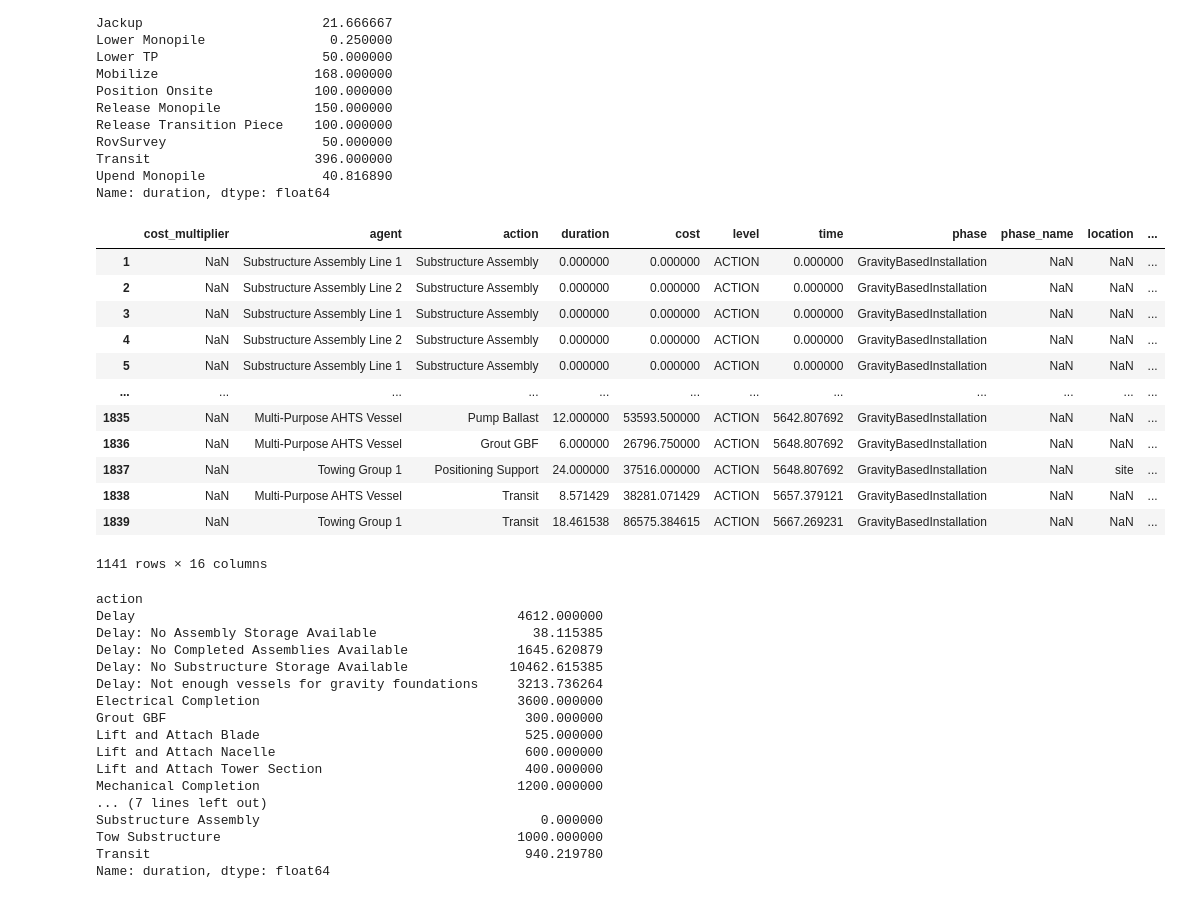
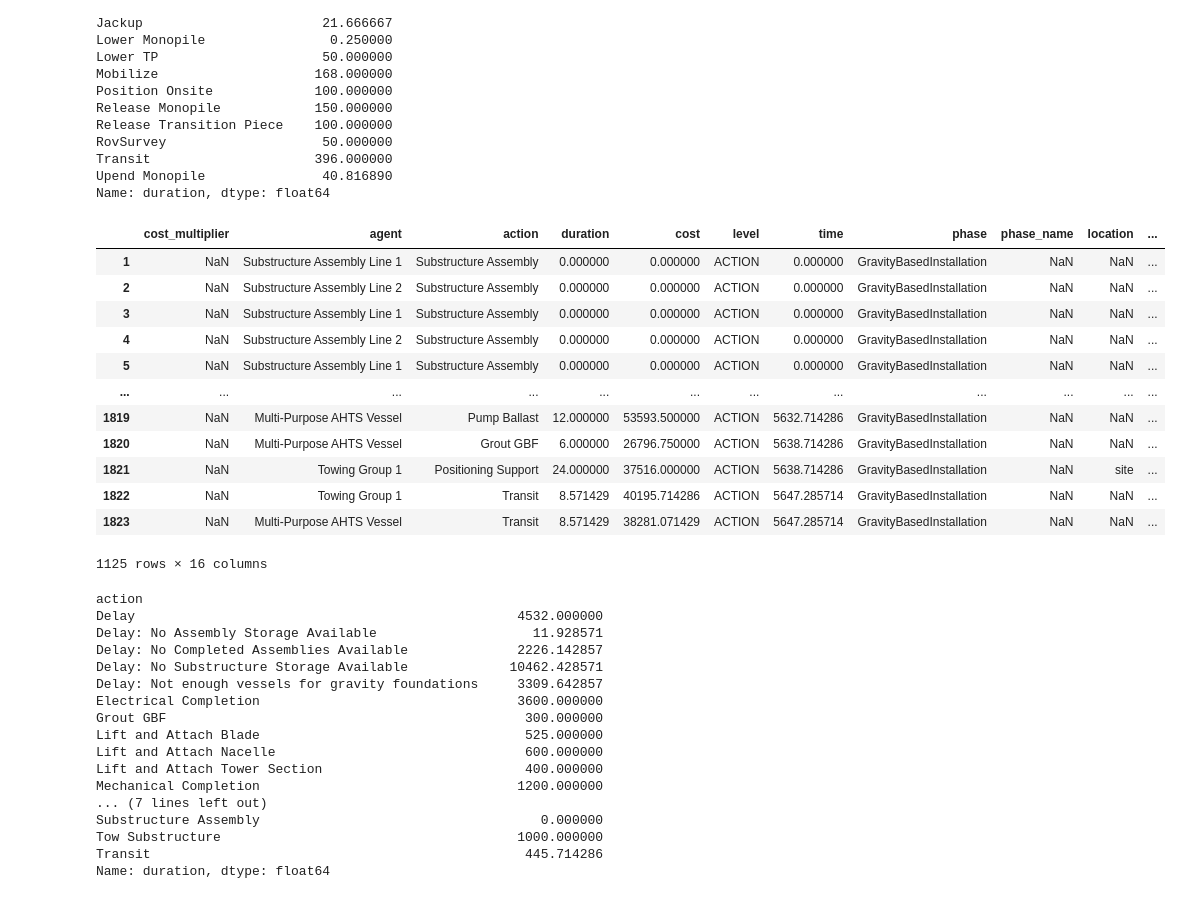
Before and after one commit to WISDEM/ORBIT, a Jupyter notebook: examples/Example - Using Monopile or GBF Intallation.ipynb, the cells around one changed output. Cells and saved outputs as stored; diff of their text form; code cells hidden in the pictures.

Commit message:
update example to reflect towing speed update

```diff
--- a/examples/Example - Using Monopile or GBF Intallation.ipynb
+++ b/examples/Example - Using Monopile or GBF Intallation.ipynb
@@ -337,30 +333,29 @@ Name: duration, dtype: float64
 # %%
 df = pd.DataFrame(project_gbf_no_wtiv.actions)
 project_gbf_no_wtiv_turbine_install = df.loc[df['phase']=="TurbineInstallation"]
-project_gbf_no_wtiv_turbine_install.to_csv("install_sequences/gbf_no_wtiv_case_turbine_install.csv")
 project_gbf_no_wtiv_gbf_install = df.loc[df['phase']=="GravityBasedInstallation"]
 display(project_gbf_no_wtiv_gbf_install)
 display(project_gbf_no_wtiv_gbf_install.groupby(["action"]).sum()['duration'])
 # %% [output]
 |  | cost_multiplier | agent | action | duration | cost | level | time | phase | phase_name | location | ... |
 | 1 | NaN | Substructure Assembly Line 1 | Substructure Assembly | 0.000000 | 0.000000 | ACTION | 0.000000 | GravityBasedInstallation | NaN | NaN | ... |
 | 2 | NaN | Substructure Assembly Line 2 | Substructure Assembly | 0.000000 | 0.000000 | ACTION | 0.000000 | GravityBasedInstallation | NaN | NaN | ... |
 | 3 | NaN | Substructure Assembly Line 1 | Substructure Assembly | 0.000000 | 0.000000 | ACTION | 0.000000 | GravityBasedInstallation | NaN | NaN | ... |
 | 4 | NaN | Substructure Assembly Line 2 | Substructure Assembly | 0.000000 | 0.000000 | ACTION | 0.000000 | GravityBasedInstallation | NaN | NaN | ... |
 | 5 | NaN | Substructure Assembly Line 1 | Substructure Assembly | 0.000000 | 0.000000 | ACTION | 0.000000 | GravityBasedInstallation | NaN | NaN | ... |
 | ... | ... | ... | ... | ... | ... | ... | ... | ... | ... | ... | ... |
-| 1835 | NaN | Multi-Purpose AHTS Vessel | Pump Ballast | 12.000000 | 53593.500000 | ACTION | 5642.807692 | GravityBasedInstallation | NaN | NaN | ... |
-| 1836 | NaN | Multi-Purpose AHTS Vessel | Grout GBF | 6.000000 | 26796.750000 | ACTION | 5648.807692 | GravityBasedInstallation | NaN | NaN | ... |
-| 1837 | NaN | Towing Group 1 | Positioning Support | 24.000000 | 37516.000000 | ACTION | 5648.807692 | GravityBasedInstallation | NaN | site | ... |
-| 1838 | NaN | Multi-Purpose AHTS Vessel | Transit | 8.571429 | 38281.071429 | ACTION | 5657.379121 | GravityBasedInstallation | NaN | NaN | ... |
-| 1839 | NaN | Towing Group 1 | Transit | 18.461538 | 86575.384615 | ACTION | 5667.269231 | GravityBasedInstallation | NaN | NaN | ... |
+| 1819 | NaN | Multi-Purpose AHTS Vessel | Pump Ballast | 12.000000 | 53593.500000 | ACTION | 5632.714286 | GravityBasedInstallation | NaN | NaN | ... |
+| 1820 | NaN | Multi-Purpose AHTS Vessel | Grout GBF | 6.000000 | 26796.750000 | ACTION | 5638.714286 | GravityBasedInstallation | NaN | NaN | ... |
+| 1821 | NaN | Towing Group 1 | Positioning Support | 24.000000 | 37516.000000 | ACTION | 5638.714286 | GravityBasedInstallation | NaN | site | ... |
+| 1822 | NaN | Towing Group 1 | Transit | 8.571429 | 40195.714286 | ACTION | 5647.285714 | GravityBasedInstallation | NaN | NaN | ... |
+| 1823 | NaN | Multi-Purpose AHTS Vessel | Transit | 8.571429 | 38281.071429 | ACTION | 5647.285714 | GravityBasedInstallation | NaN | NaN | ... |
-1141 rows × 16 columns
+1125 rows × 16 columns
 action
-Delay                                                 4612.000000
-Delay: No Assembly Storage Available                    38.115385
-Delay: No Completed Assemblies Available              1645.620879
-Delay: No Substructure Storage Available             10462.615385
-Delay: Not enough vessels for gravity foundations     3213.736264
+Delay                                                 4532.000000
+Delay: No Assembly Storage Available                    11.928571
+Delay: No Completed Assemblies Available              2226.142857
+Delay: No Substructure Storage Available             10462.428571
+Delay: Not enough vessels for gravity foundations     3309.642857
 Electrical Completion                                 3600.000000
 Grout GBF                                              300.000000
 Lift and Attach Blade                                  525.000000
@@ -370,7 +365,7 @@ Mechanical Completion                                 1200.000000
 ... (7 lines left out)
 Substructure Assembly                                    0.000000
 Tow Substructure                                      1000.000000
-Transit                                                940.219780
+Transit                                                445.714286
 Name: duration, dtype: float64
 # %%
 df = pd.DataFrame(project_gbf_with_wtiv.actions)
```
Also changed, not shown: parts of 5 cells of this notebook.
